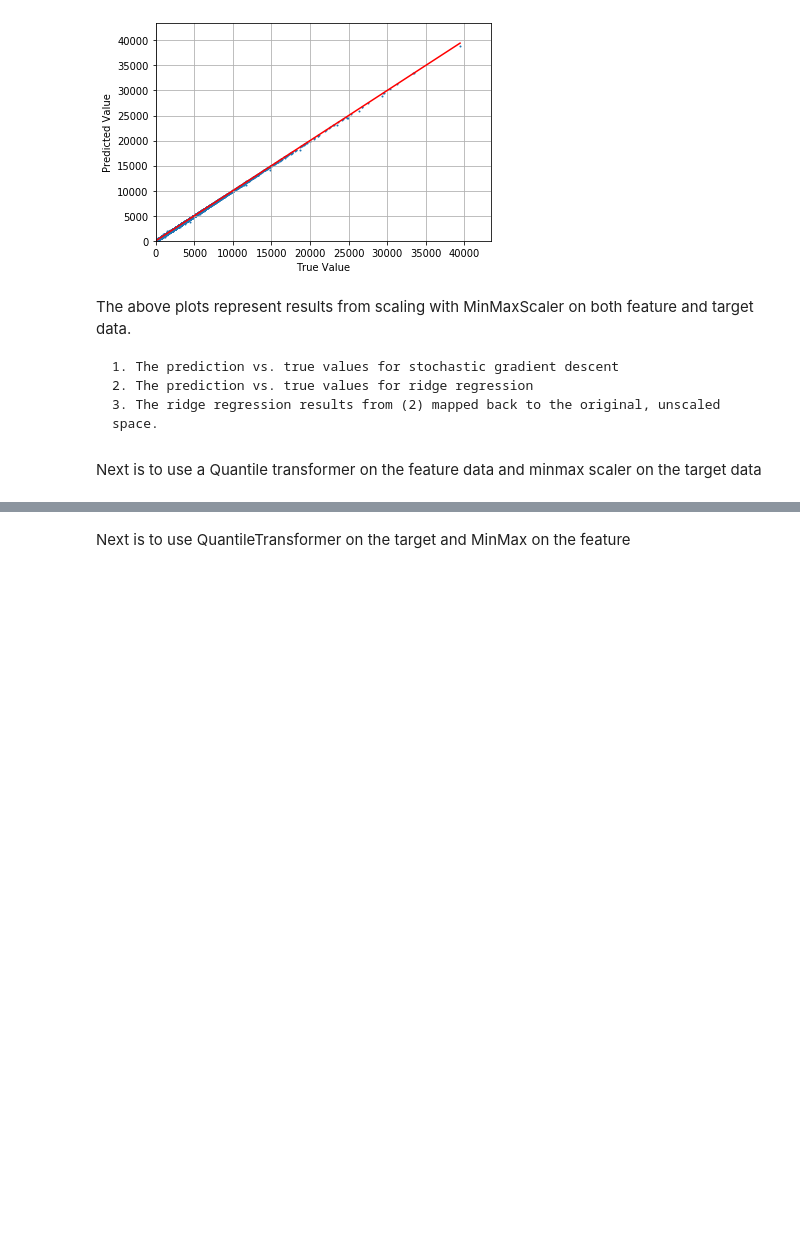
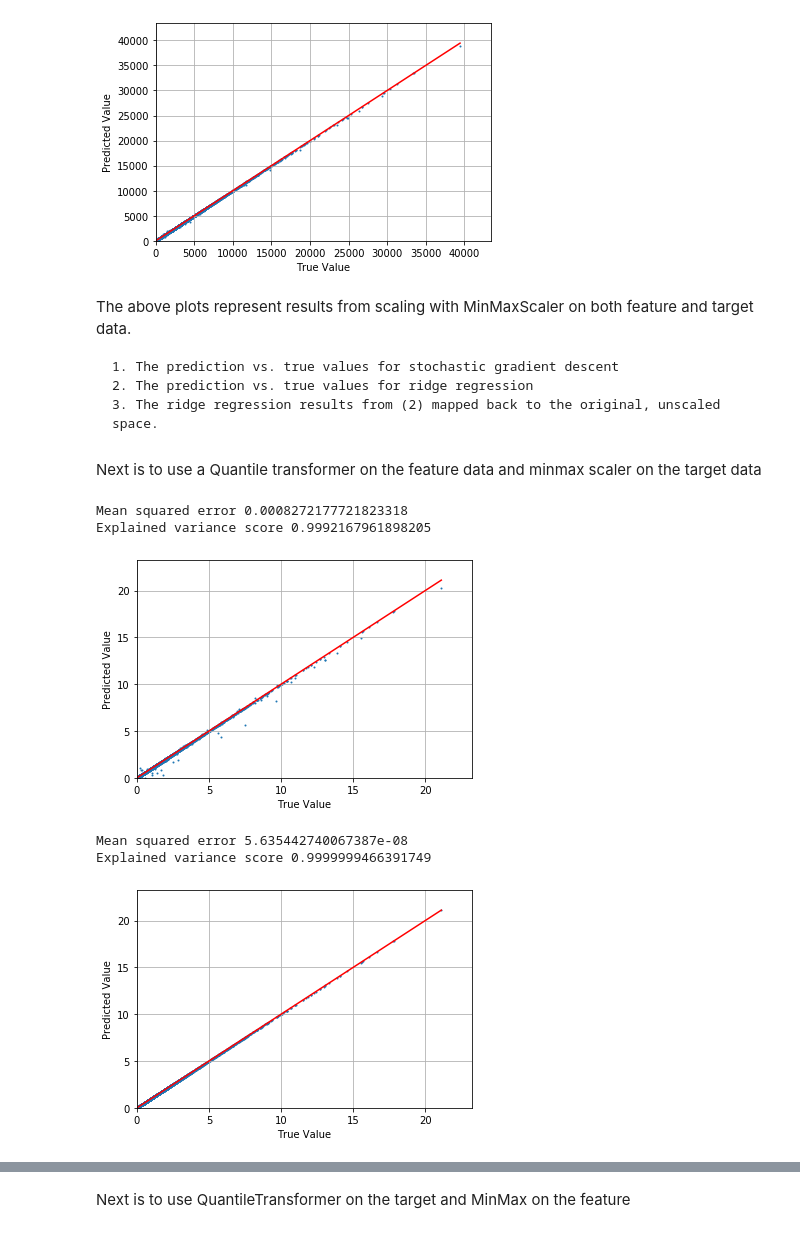
Before and after one commit to mgudorf/datsci, a Jupyter notebook: capstone1/notebooks/Loan recovery amount regression.ipynb, the cells around one changed output, grey strips where cells are left out. Saved outputs shown, nothing was run; the diff lists cells and outputs as text; code cells hidden in the pictures; blank space fills up the shorter version.

Commit message:
investigating model performance

```diff
--- a/capstone1/notebooks/Loan recovery amount regression.ipynb
+++ b/capstone1/notebooks/Loan recovery amount regression.ipynb
@@ -451,7 +456,7 @@ def cross_validated_model(estimator, col_transformer_, target_transformer_, X_tr
 
     '''
     # Initialize the cross-validation method
-    kf = KFold(n_splits=5)
+    kf = KFold(n_splits=2)
 
     # Using joblib, run my cross validation function; it scales feature and target data in the correct way
     # in combination with cross validation.
@@ -701,6 +735,28 @@ The above plots represent results from scaling with MinMaxScaler on both feature
     3. The ridge regression results from (2) mapped back to the original, unscaled space.
 # %% [markdown]
 Next is to use a Quantile transformer on the feature data and minmax scaler on the target data
+# %%
+col_transformer_s = my_feature_transformer(X, num_features, cat_features, date_features, num_transformer=StandardScaler())
+
+target_transformer_s = StandardScaler()
+
+sgd_ss = cross_validated_model(SGDRegressor, col_transformer_s, target_transformer_s, X_traintest,
+                                  y_traintest, X_holdout, y_holdout, {'random_state':42,
+                                                                      'tol':[1e-1, 1e-3, 1e-5], 'penalty':['elasticnet','l2']})
+
+ridge_ss = cross_validated_model(Ridge, col_transformer_s, target_transformer_s, X_traintest,
+                                  y_traintest, X_holdout, y_holdout, {'alpha':[0.1, 1, 10], 'tol':[1e-1, 1e-3, 1e-5]})
+# %%
+_ = classifier_analysis(*sgd_ss, target_transformer_s)
+
+y_ss, y_ss_predict = classifier_analysis(*ridge_ss, target_transformer_s)
+# %% [output]
+Mean squared error 0.0008272177721823318
+Explained variance score 0.9992167961898205
+[figure, added]
+Mean squared error 5.635442740067387e-08
+Explained variance score 0.9999999466391749
+[figure, added]
 # %%
 col_transformer_q = my_feature_transformer(X, num_features, cat_features, date_features, num_transformer=QuantileTransformer())
 
```
Also changed, not shown: parts of 16 cells of this notebook, 2 other files.
